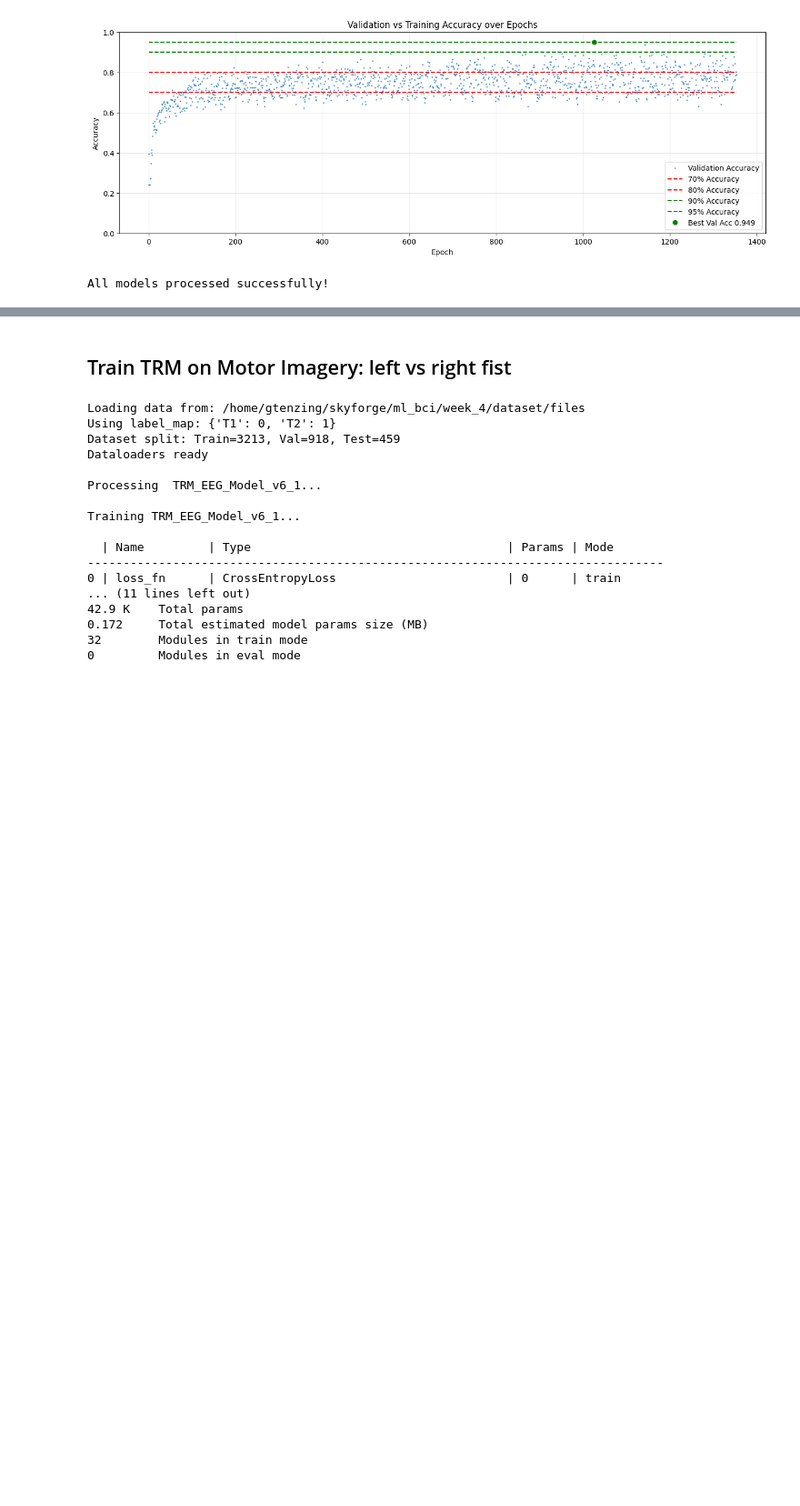
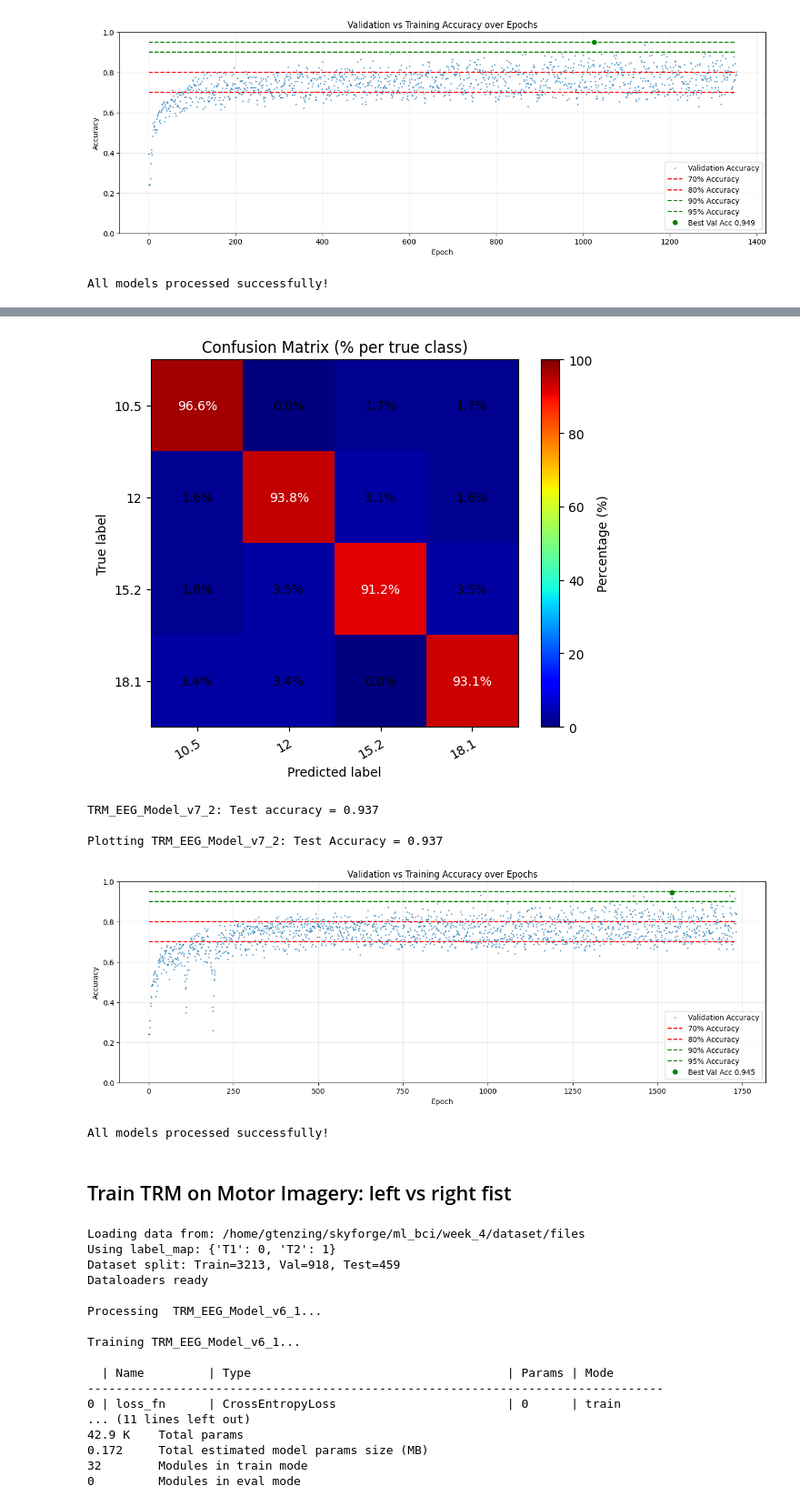
Before and after one commit to GeorgTenzing/EEG_Classification, a Jupyter notebook: Main.ipynb, the cells around one changed output, grey strips where cells are left out. Shown at 91% size. Drawn from its saved outputs; the diff is of its cells as text; code cells hidden in the pictures; blank space fills up the shorter version.

Commit message:
collecting trm data

```diff
--- a/Main.ipynb
+++ b/Main.ipynb
@@ -143,3 +143,73 @@ TRM_EEG_Model_v7_6: Test accuracy = 0.941
 Plotting TRM_EEG_Model_v7_6: Test Accuracy = 0.941
 [figure]
 All models processed successfully!
+# %%
+from Model_Trainer import run_multiple_models
+from Dataset_torch import EEGDataset_with_filters
+
+from TRM import (
+    # TRM_EEG_Model_v1, TRM_EEG_Model_v1_2, TRM_EEG_Model_v1_3, TRM_EEG_Model_v1_4, TRM_EEG_Model_v1_5, TRM_EEG_Model_v1_6,
+    # TRM_EEG_Model_v3_1,
+    # TRM_EEG_Model_v3_2,
+    # TRM_EEG_Model_v3_3, TRM_EEG_Model_v3_4,
+#  TRM_EEG_Model_v4_1,
+    # TRM_EEG_Model_v5_1,
+    # TRM_EEG_Model_v6_1,
+    # TRM_EEG_Model_v7_1,
+    TRM_EEG_Model_v7_2,
+    # TRM_EEG_Model_v7_3,
+    # TRM_EEG_Model_v7_4,
+    # TRM_EEG_Model_v7_5,
+    # TRM_EEG_Model_v7_6,
+)
+models = [
+        # TRM_EEG_Model_v1,
+        # TRM_EEG_Model_v1_2,
+        # TRM_EEG_Model_v1_3, #  0.903 / 0.873 very good and promising, lets hope
+        # TRM_EEG_Model_v1_4, # ran out of memory twice
+        # TRM_EEG_Model_v1_5, # 0.890 / 0.873 not bad, same max val acc but actually quicker, test acc was lower at 0.890
+        # TRM_EEG_Model_v3_1,   # 0.848
+        # TRM_EEG_Model_v1_6,   # 0.835  (might ve been the smaller shared net?)
+        # TRM_EEG_Model_v4_1,     # 0.827
+        # TRM_EEG_Model_v3_2,     #  0.911 / 0.856 for 10 min,
+        # TRM_EEG_Model_v3_3,     # 0.856 / 0.873
+        # TRM_EEG_Model_v3_4,    # nan
+        # TRM_EEG_Model_v5_1,
+        # TRM_EEG_Model_v6_1,     # 0.941 / 0.953 on 1h
+        # TRM_EEG_Model_v7_1,     # 0.916 / 0.924 on 10 min   5x8=40  recursions holy moly
+        TRM_EEG_Model_v7_2,       # 0.937 / 0.945 on 10 min   5x12=60 recursions holy holy moly
+        # TRM_EEG_Model_v7_3,       # 0.928 / 0.924 on 10 min   7x12=84 recursions nice
+        # TRM_EEG_Model_v7_4,       # 0.869 / 0.894 on 10 min   5x16=80 recursions
+        # TRM_EEG_Model_v7_5,         # 0.890 / 0.898 on 10 min
+        # TRM_EEG_Model_v7_6,         # 0.941 / 0.949 on 10 min
+
+]
+
+shared_parameters_ssvep = {
+    "data_path": "datasets/numpy/ssvep_4_nofilter_GMCGA_no01_4labels_250hz_1.5_window_size.npz",
+
+    "DATASET_CLASS": EEGDataset_with_filters,
+
+    "NOTCH_50": True,
+    "OCCIPITAL_SLICE": slice(0, 8),
+
+    "MAX_TIME": "00:01:00:00",
+    # "EPOCHS": 100,
+    "MODEL_KWARGS": {
+        "in_channels": 8,
+        "num_classes": 4,
+        # "LR": 1e-4,  # try lower learning rate
+        "class_labels": [10.5, 12, 15.2, 18.1],
+        "class_weights": [1.0, 1.0, 1.0, 1.0],
+    },
+    "SUMMARY": True,
+    "skip_training": True,
+    # "LOAD_CHECKPOINT": "logs/TRM_EEG_Model_v1/version_9_4ssvep_945/checkpoints/best-2491-val_acc=0.953.ckpt",
+    # "LOAD_CHECKPOINT": "logs/TRM_EEG_Model_v1_4/version_2/checkpoints/best-36-val_acc=0.517.ckpt",
+    # "LOAD_CHECKPOINT": "logs/TRM_EEG_Model_v1_3/version_2_4ssvep_903_10min/checkpoints/best-920-val_acc=0.873.ckpt",
+    # "LOAD_CHECKPOINT": "logs/TRM_EEG_Model_v3_2/version_1/checkpoints/best-4998-val_acc=0.945.ckpt",
+    "LOAD_CHECKPOINT": "logs/TRM_EEG_Model_v7_2/version_1/checkpoints/best-1542-val_acc=0.945.ckpt",
+
+}
+results, test_loader = run_multiple_models(models, shared_parameters_ssvep)
+# %% [output]
@@ -146,3 +233,9 @@ All models processed successfully!
+[figure, added]
+TRM_EEG_Model_v7_2: Test accuracy = 0.937
+
+Plotting TRM_EEG_Model_v7_2: Test Accuracy = 0.937
+[figure, added]
+All models processed successfully!
 # %% [markdown]
 ## Train TRM on Motor Imagery: left vs right fist
 # %%
```
Also changed, not shown: parts of 2 cells of this notebook.
